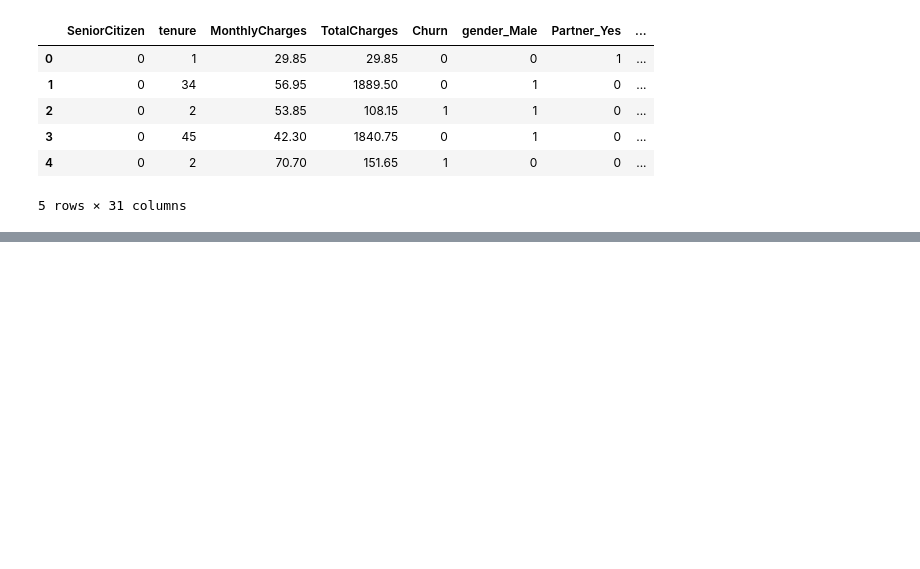
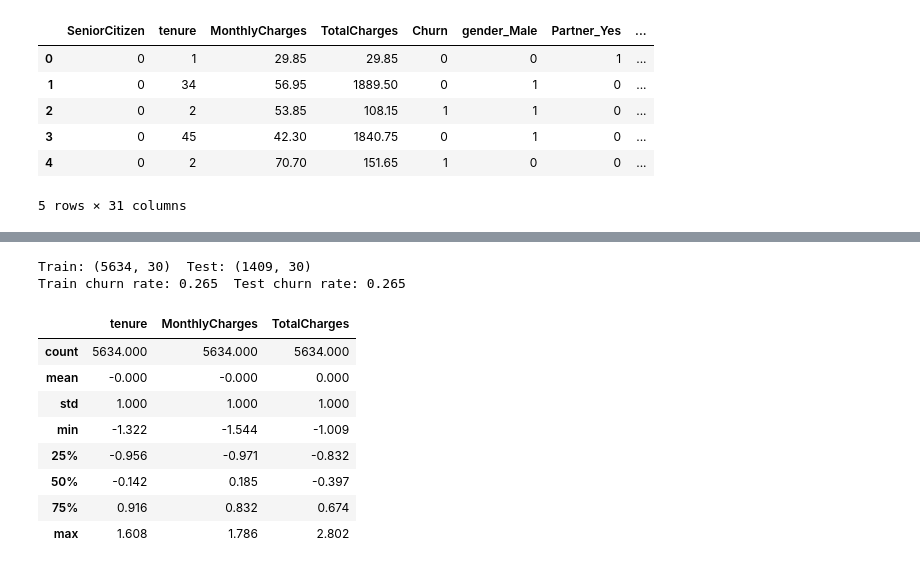
Before and after one commit to oscaroguledo/Customer-Churn-Predictor, a Jupyter notebook: data.ipynb, the cells around one changed output, grey strips where cells are left out. Saved outputs shown, nothing was run; the diff lists cells and outputs as text; code cells hidden in the pictures; blank space fills up the shorter version.

Commit message:
Add stratified train/test split and leakage-safe feature scaling

```diff
--- a/data.ipynb
+++ b/data.ipynb
@@ -98,0 +104,36 @@ Shape after encoding: (7043, 31)
+# %%
+from sklearn.model_selection import train_test_split
+from sklearn.preprocessing import StandardScaler
+
+X = df_encoded.drop(columns=["Churn"])
+y = df_encoded["Churn"]
+
+X_train, X_test, y_train, y_test = train_test_split(
+    X, y, test_size=0.2, random_state=42, stratify=y
+)
+print("Train:", X_train.shape, " Test:", X_test.shape)
+print("Train churn rate:", round(y_train.mean(), 3), " Test churn rate:", round(y_test.mean(), 3))
+# %% [output]
+Train: (5634, 30)  Test: (1409, 30)
+Train churn rate: 0.265  Test churn rate: 0.265
+# %%
+# Scale only the continuous features; fit on train, then apply to both splits (no leakage).
+num_cols = ["tenure", "MonthlyCharges", "TotalCharges"]
+
+scaler = StandardScaler()
+X_train = X_train.copy()
+X_test = X_test.copy()
+X_train[num_cols] = scaler.fit_transform(X_train[num_cols])
+X_test[num_cols] = scaler.transform(X_test[num_cols])
+
+X_train[num_cols].describe().round(3)
+# %% [output]
+|  | tenure | MonthlyCharges | TotalCharges |
+| count | 5634.000 | 5634.000 | 5634.000 |
+| mean | -0.000 | -0.000 | 0.000 |
+| std | 1.000 | 1.000 | 1.000 |
+| min | -1.322 | -1.544 | -1.009 |
+| 25% | -0.956 | -0.971 | -0.832 |
+| 50% | -0.142 | 0.185 | -0.397 |
+| 75% | 0.916 | 0.832 | 0.674 |
+| max | 1.608 | 1.786 | 2.802 |
```
Also changed, not shown: parts of 1 cell of this notebook.
